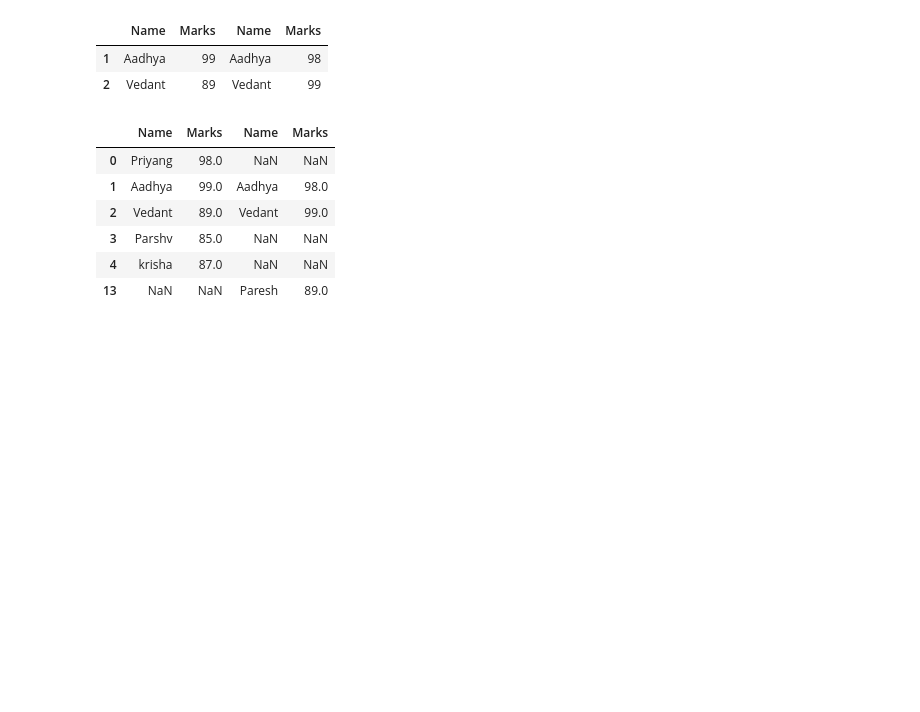
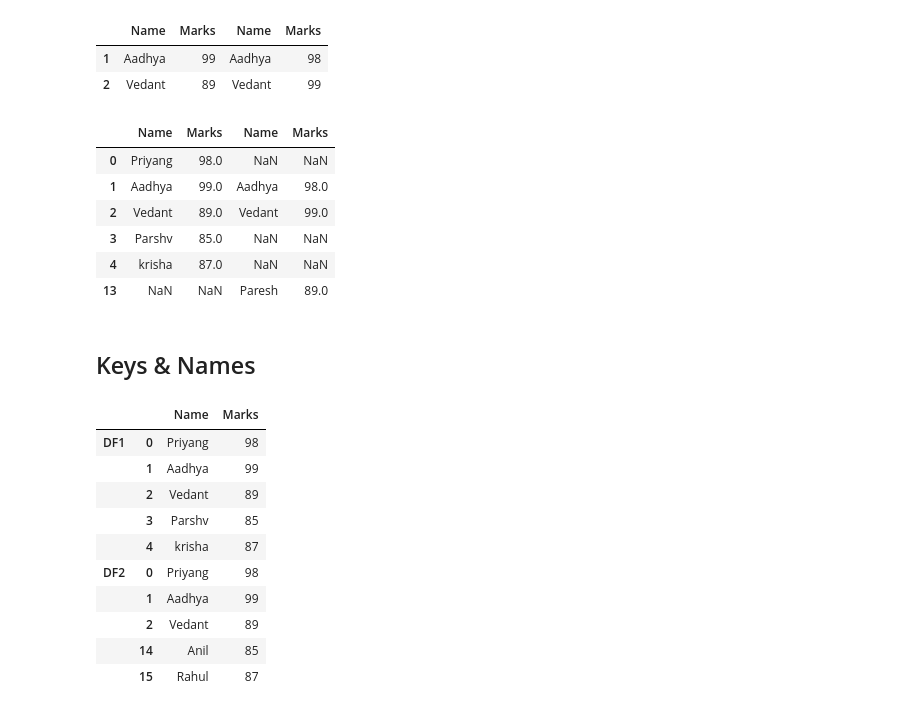
Before and after one commit to RafaGo89/Pandas_Activities, a Jupyter notebook: Práctica/Concat.ipynb, the cells around one changed output. Saved outputs shown, nothing was run; the diff lists cells and outputs as text; code cells hidden in the pictures; blank space fills up the shorter version.

```diff
--- a/Práctica/Concat.ipynb
+++ b/Práctica/Concat.ipynb
@@ -200,6 +222,8 @@ pd.concat([df1, df2], axis = 1, join = 'outer')
 | 3 | Parshv | 85.0 | NaN | NaN |
 | 4 | krisha | 87.0 | NaN | NaN |
 | 13 | NaN | NaN | Paresh | 89.0 |
+# %% [markdown]
+## Keys & Names
 # %%
 data1 = {'Name':['Priyang','Aadhya','Vedant','Parshv','krisha'],
          'Marks':[98,99,89,85,87]
@@ -210,3 +234,21 @@ data2 = {'Name':['Priyang','Aadhya','Vedant','Anil','Rahul'],
 
 df1=pd.DataFrame(data1,index=[0,1,2,3,4])
 df2=pd.DataFrame(data2,index=[0,1,2,14,15])
+# %%
+# Con keys podemos crear un índice de jerarquía que diferencie
+# entre los diferentes dataframes concatenados
+pd.concat([df1, df2], axis = 'index', keys = ['DF1', 'DF2'])
+
+# NOTA: esto solo se tiene mayor uso al concatenar verticalmente
+# %% [output]
+|  |  | Name | Marks |
+| DF1 | 0 | Priyang | 98 |
+|  | 1 | Aadhya | 99 |
+|  | 2 | Vedant | 89 |
+|  | 3 | Parshv | 85 |
+|  | 4 | krisha | 87 |
+| DF2 | 0 | Priyang | 98 |
+|  | 1 | Aadhya | 99 |
+|  | 2 | Vedant | 89 |
+|  | 14 | Anil | 85 |
+|  | 15 | Rahul | 87 |
```
Also changed, not shown: parts of 18 cells of this notebook, 1 other file.
